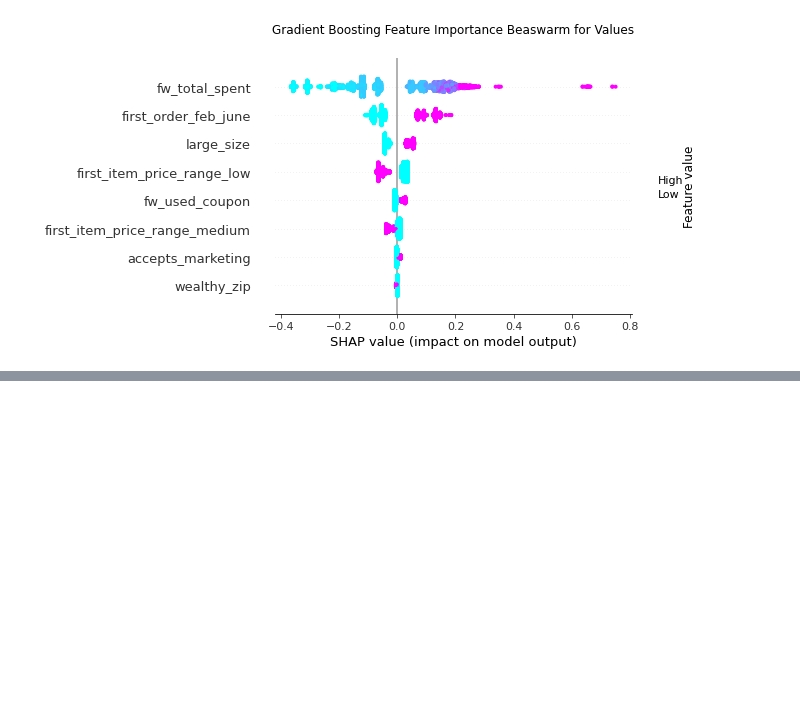
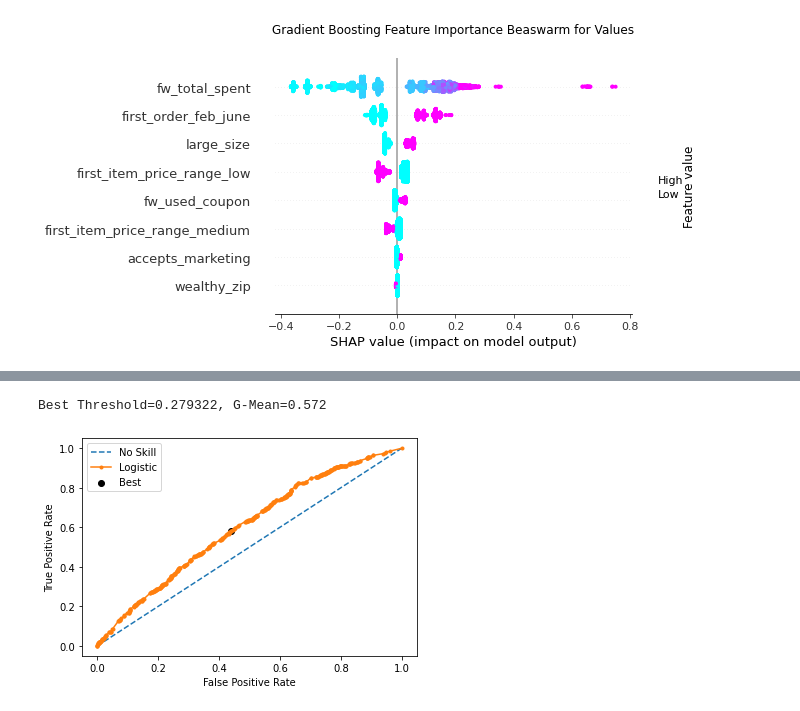
Before and after one commit to benjaminbellman/Shopify_CLTV_Machine_Learning, a Jupyter notebook: 4.Modelling/Classification--Predicting_REPEAT_CUSTOMER_AFTER_FIRST_WEEK/Pre-Processing&Modelling-Classification-NO_RESAMPLING.ipynb, the cells around one changed output, grey strips where cells are left out. Drawn from its saved outputs; the diff is of its cells as text; code cells hidden in the pictures; blank space fills up the shorter version.

```diff
--- a/4.Modelling/Classification--Predicting_REPEAT_CUSTOMER_AFTER_FIRST_WEEK/Pre-Processing&Modelling-Classification-NO_RESAMPLING.ipynb
+++ b/4.Modelling/Classification--Predicting_REPEAT_CUSTOMER_AFTER_FIRST_WEEK/Pre-Processing&Modelling-Classification-NO_RESAMPLING.ipynb
@@ -757,0 +819,19 @@ n_clusters_per_class=1, weights=[0.99], flip_y=0, random_state=4)
+# %%
+## Plotting the ROC curve and finding the best Threshold.
+
+fpr,tpr, threshold = roc_curve(y_test,y_pred_proba)
+gmeans = np.sqrt(tpr * (1-fpr))
+ix= np.argmax(gmeans)
+print('Best Threshold=%f, G-Mean=%.3f' % (threshold[ix], gmeans[ix]))
+
+plt.plot([0,1], [0,1], linestyle='--', label='No Skill')
+plt.plot(fpr, tpr, marker='.', label='Logistic')
+plt.scatter(fpr[ix], tpr[ix], marker='o', color='black', label='Best')
+
+plt.xlabel('False Positive Rate')
+plt.ylabel('True Positive Rate')
+plt.legend()
+plt.show()
+# %% [output]
+Best Threshold=0.279322, G-Mean=0.572
+[figure, added]
```
Also changed, not shown: parts of 35 cells of this notebook, 7 other files.
